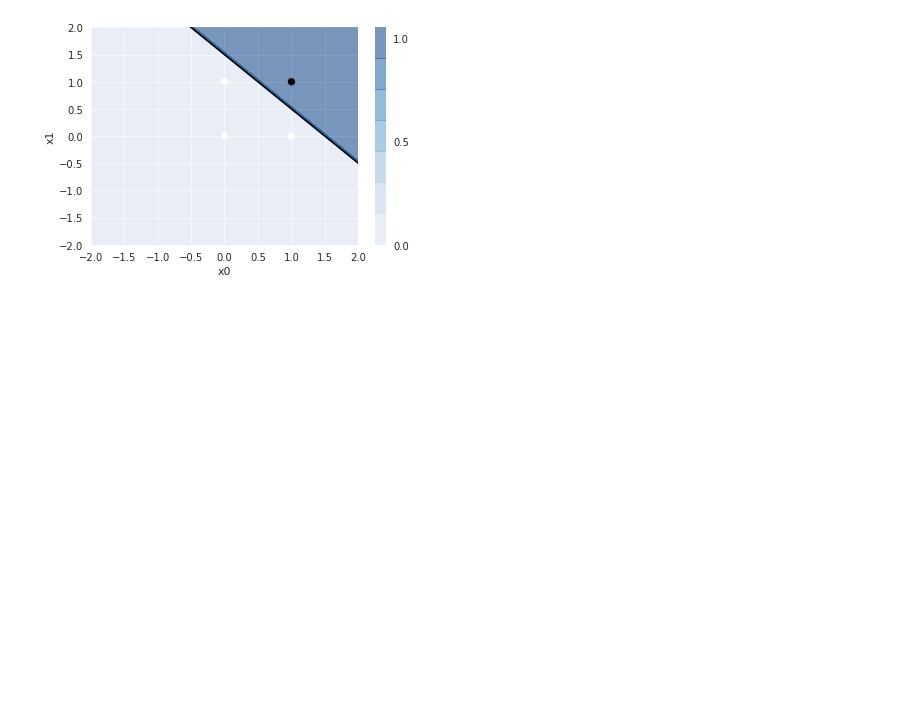
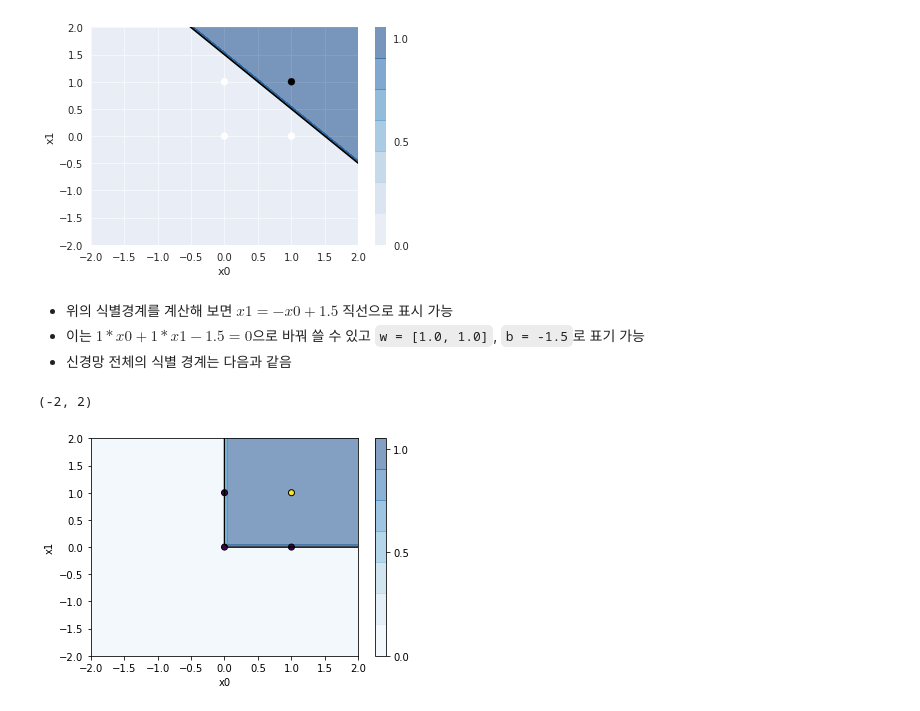
Before and after one commit to kookoowaa/ML_with_GCP, a Jupyter notebook: 07-2 Neural network.ipynb, the cells around one changed output. Saved outputs shown, nothing was run; the diff lists cells and outputs as text; code cells hidden in the pictures; blank space fills up the shorter version.

```diff
--- a/07-2 Neural network.ipynb
+++ b/07-2 Neural network.ipynb
@@ -105,3 +105,34 @@ plt.xlim(-2, 2)
 # %% [output]
 (-2, 2)
 [figure]
+# %% [markdown]
+- 위의 식별경계를 계산해 보면 $x1 = -x0 + 1.5$ 직선으로 표시 가능
+- 이는 $1*x0 + 1*x1 - 1.5 = 0$으로 바꿔 쓸 수 있고 `w = [1.0, 1.0]`, `b = -1.5`로 표기 가능
+- 신경망 전체의 식별 경계는 다음과 같음
+# %%
+def predict(X_dataset):
+    pred = []
+    for X in X_dataset:
+        a11_out = 1 if (np.dot(w11, X) + b11) > 0 else 0
+        a12_out = 1 if (np.dot(w12, X) + b12) > 0 else 0
+        a21_out = 1 if (np.dot(w21, [a11_out, a12_out]) + b21) > 0 else 0
+        pred.append(a21_out)
+    return np.array(pred, dtype = np.float32)
+
+w11 = [1., 0.]
+w12 = [0., 1.]
+w21 = [1., 1.]
+b11 = 0.
+b12 = 0.
+b21 = -1.5
+plot_boundary()
+
+plt.xlabel('x0')
+plt.ylabel('x1')
+
+plt.scatter(x = [0, 0, 1, 1], y = [0, 1, 0, 1], c= [0, 0, 0, 1], edgecolors='k')
+plt.ylim(-2, 2)
+plt.xlim(-2, 2)
+# %% [output]
+(-2, 2)
+[figure, added]
```
Also changed, not shown: parts of 10 cells of this notebook.
